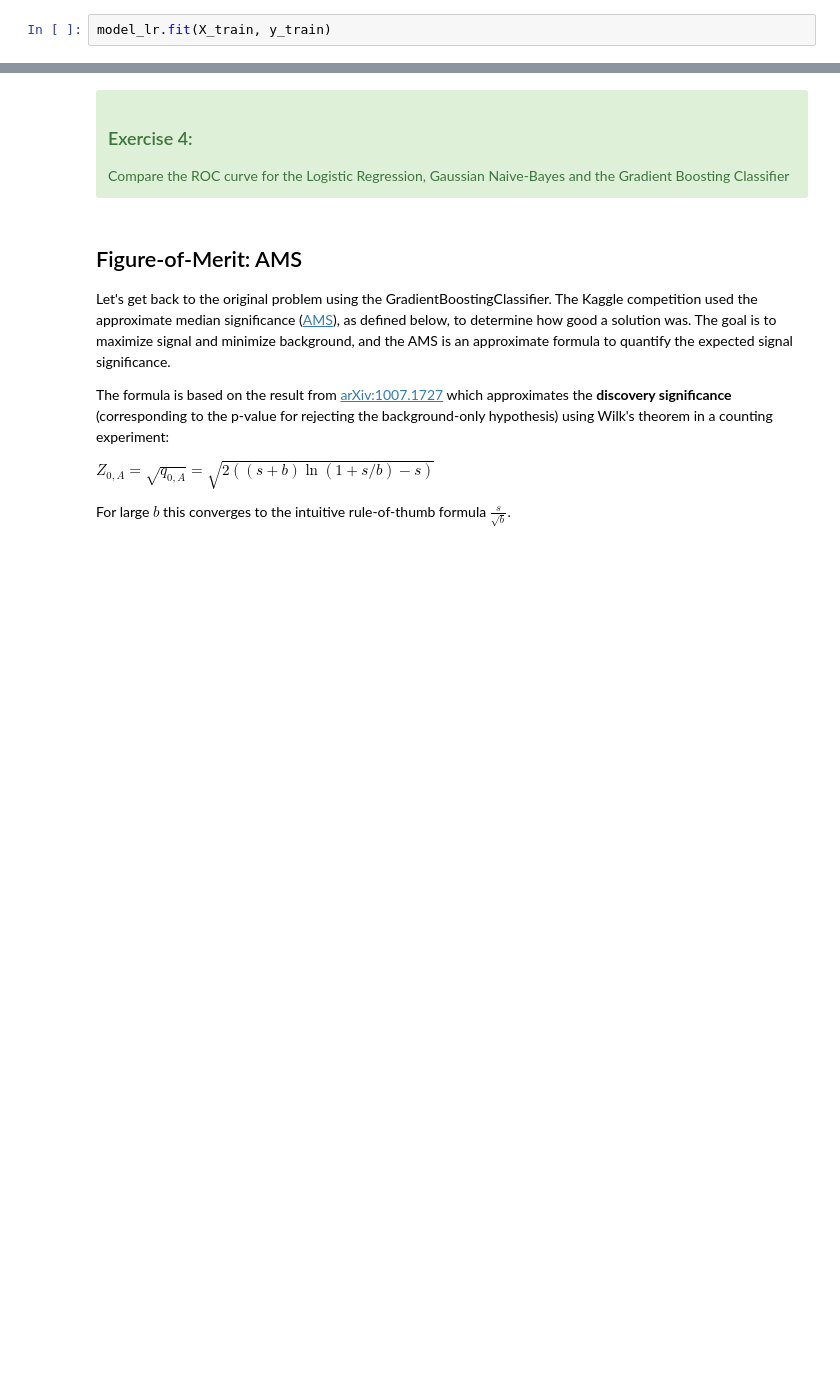
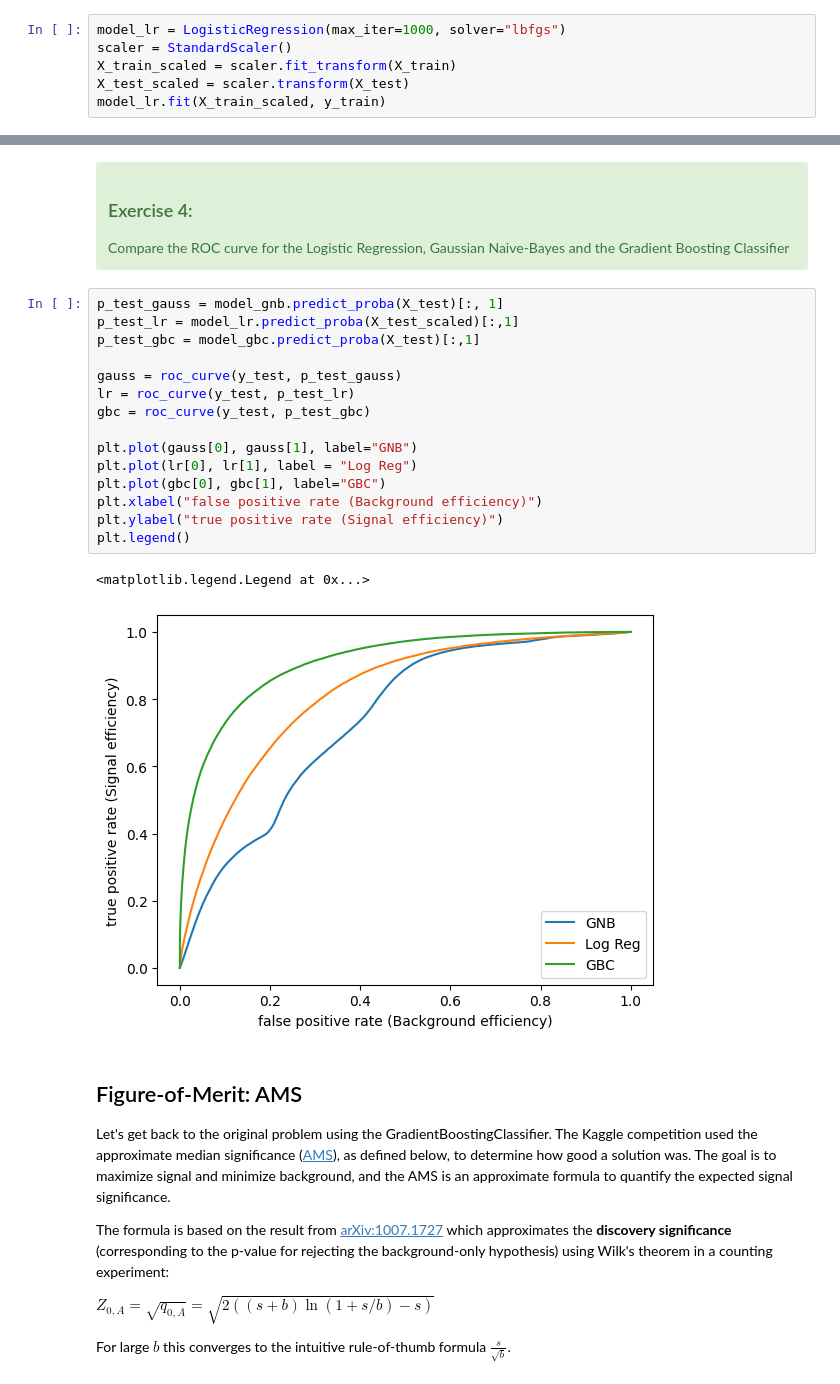
Before and after one commit to KohlensaeureJunk/DataAnalysiswithML, a Jupyter notebook: higgs_challenge.ipynb, the cells around one changed output, grey strips where cells are left out. Saved outputs shown, nothing was run; the diff lists cells and outputs as text; blank space fills up the shorter version.

```diff
--- a/higgs_challenge.ipynb
+++ b/higgs_challenge.ipynb
@@ -205,2 +304,6 @@ model_lr = LogisticRegression()
-# %%
-model_lr.fit(X_train, y_train)
+# %%
+model_lr = LogisticRegression(max_iter=1000, solver="lbfgs")
+scaler = StandardScaler()
+X_train_scaled = scaler.fit_transform(X_train)
+X_test_scaled = scaler.transform(X_test)
+model_lr.fit(X_train_scaled, y_train)
@@ -295,6 +453,24 @@ plt.ylabel("Background rejection")
 <div class="alert alert-block alert-success">
     <h3>Exercise 4:</h3> Compare the ROC curve for the Logistic Regression, Gaussian Naive-Bayes and the Gradient Boosting Classifier
 </div>
+# %%
+p_test_gauss = model_gnb.predict_proba(X_test)[:, 1]
+p_test_lr = model_lr.predict_proba(X_test_scaled)[:,1]
+p_test_gbc = model_gbc.predict_proba(X_test)[:,1]
+
+gauss = roc_curve(y_test, p_test_gauss)
+lr = roc_curve(y_test, p_test_lr)
+gbc = roc_curve(y_test, p_test_gbc)
+
+plt.plot(gauss[0], gauss[1], label="GNB")
+plt.plot(lr[0], lr[1], label = "Log Reg")
+plt.plot(gbc[0], gbc[1], label="GBC")
+plt.xlabel("false positive rate (Background efficiency)")
+plt.ylabel("true positive rate (Signal efficiency)")
+plt.legend()
+# %% [output]
+<matplotlib.legend.Legend at 0x...>
+[figure, added]
 # %% [markdown]
 ## Figure-of-Merit: AMS
 Let's get back to the original problem using the GradientBoostingClassifier. The Kaggle competition used the approximate median significance ([AMS][1]), as defined below, to determine how good a solution was.
```
Also changed, not shown: parts of 40 cells of this notebook.
